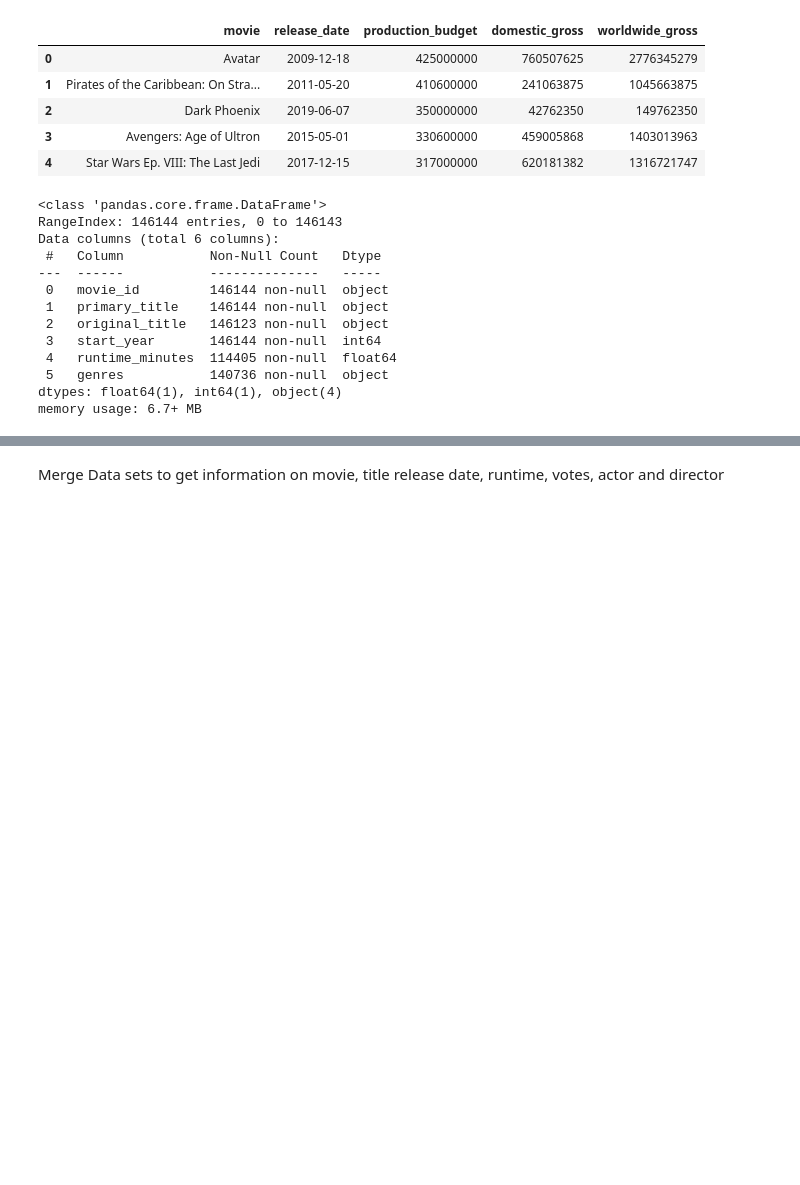
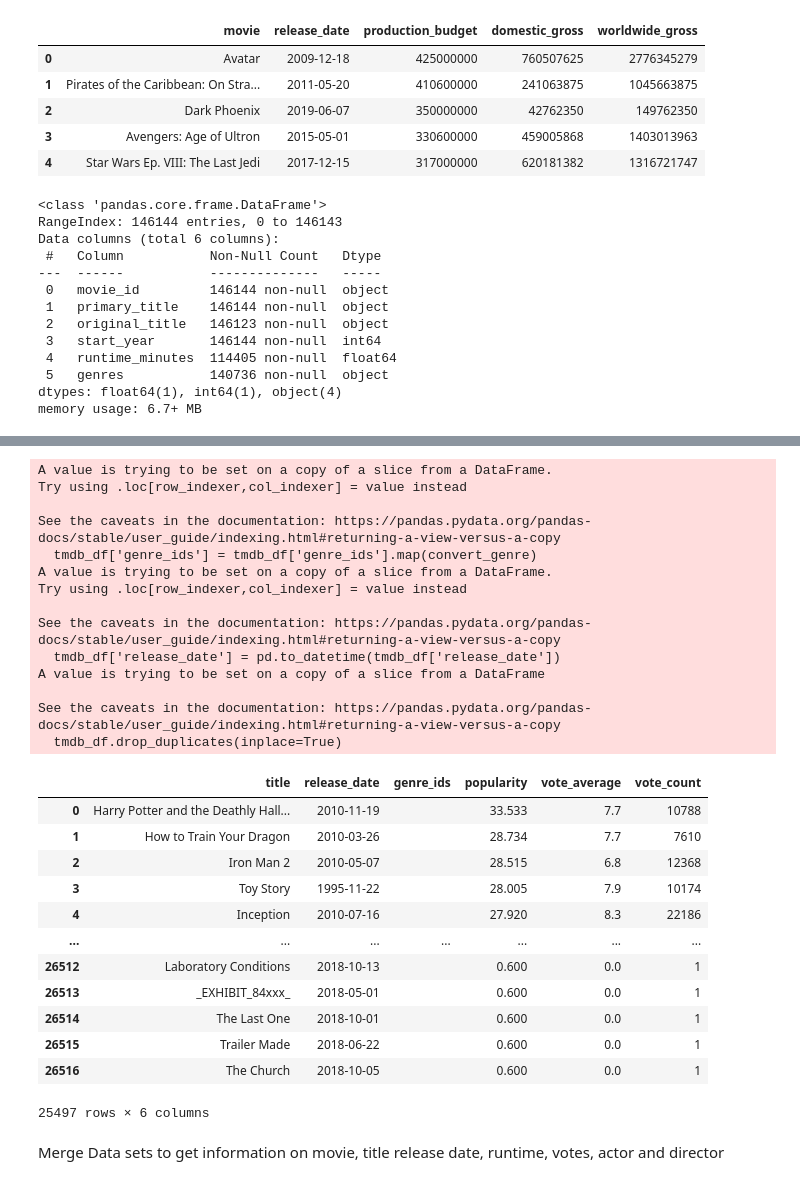
Before and after one commit to Wangari-web/dsc-phase-1-project-v2-4, a Jupyter notebook: student.ipynb, the cells around one changed output, grey strips where cells are left out. Drawn from its saved outputs; the diff is of its cells as text; code cells hidden in the pictures; blank space fills up the shorter version.

```diff
--- a/student.ipynb
+++ b/student.ipynb
@@ -232,3 +260,56 @@ memory usage: 6.7+ MB
+# %%
+#dicitonary to translate genre numbers into actual genre names
+genre_dict= {'7': 'undecided', '12': 'Adventure', '14': 'Fantasy', '16': 'Animation', '18': 'Drama', '27': 'Horror', '28': 'Action',
+    '35': 'Comedy', '36': 'History', '37': 'Western', '53': 'Thriller', '80': 'Crime', '99': 'Documentary',
+    '878': 'Sci-Fi', '9648': 'Mystery', '10402': 'Music', '10749': 'Romance', '10751': 'Family', '10752': 'War', '10770': 'TV'
+
+}
+tmdb_df
+# Function to convert genre numbers into genre names
+def convert_genre(genre_ids):
+    description = ''
+    for num in genre_ids.strip('][').split(', '):
+        if num in genre_dict:
+            description += genre_dict[num] + ','
+    return description.rstrip(',')
+
+# Convert genre numbers to genre names
+tmdb_df['genre_ids'] = tmdb_df['genre_ids'].map(convert_genre)
+
+# Convert 'release_date' column to datetime
+tmdb_df['release_date'] = pd.to_datetime(tmdb_df['release_date'])
+
+# Drop duplicate entries
+tmdb_df.drop_duplicates(inplace=True)
+tmdb_df
+# %% [output]
+A value is trying to be set on a copy of a slice from a DataFrame.
+Try using .loc[row_indexer,col_indexer] = value instead
+
+See the caveats in the documentation: https://pandas.pydata.org/pandas-docs/stable/user_guide/indexing.html#returning-a-view-versus-a-copy
+  tmdb_df['genre_ids'] = tmdb_df['genre_ids'].map(convert_genre)
+A value is trying to be set on a copy of a slice from a DataFrame.
+Try using .loc[row_indexer,col_indexer] = value instead
+
+See the caveats in the documentation: https://pandas.pydata.org/pandas-docs/stable/user_guide/indexing.html#returning-a-view-versus-a-copy
+  tmdb_df['release_date'] = pd.to_datetime(tmdb_df['release_date'])
+A value is trying to be set on a copy of a slice from a DataFrame
+
+See the caveats in the documentation: https://pandas.pydata.org/pandas-docs/stable/user_guide/indexing.html#returning-a-view-versus-a-copy
+  tmdb_df.drop_duplicates(inplace=True)
+|  | title | release_date | genre_ids | popularity | vote_average | vote_count |
+| 0 | Harry Potter and the Deathly Hall... | 2010-11-19 |  | 33.533 | 7.7 | 10788 |
+| 1 | How to Train Your Dragon | 2010-03-26 |  | 28.734 | 7.7 | 7610 |
+| 2 | Iron Man 2 | 2010-05-07 |  | 28.515 | 6.8 | 12368 |
+| 3 | Toy Story | 1995-11-22 |  | 28.005 | 7.9 | 10174 |
+| 4 | Inception | 2010-07-16 |  | 27.920 | 8.3 | 22186 |
+| ... | ... | ... | ... | ... | ... | ... |
+| 26512 | Laboratory Conditions | 2018-10-13 |  | 0.600 | 0.0 | 1 |
+| 26513 | _EXHIBIT_84xxx_ | 2018-05-01 |  | 0.600 | 0.0 | 1 |
+| 26514 | The Last One | 2018-10-01 |  | 0.600 | 0.0 | 1 |
+| 26515 | Trailer Made | 2018-06-22 |  | 0.600 | 0.0 | 1 |
+| 26516 | The Church | 2018-10-05 |  | 0.600 | 0.0 | 1 |
+25497 rows × 6 columns
 # %% [markdown]
 Merge Data sets to get information on movie, title release date, runtime, votes, actor and director
 # %%
```
Also changed, not shown: parts of 17 cells of this notebook.
